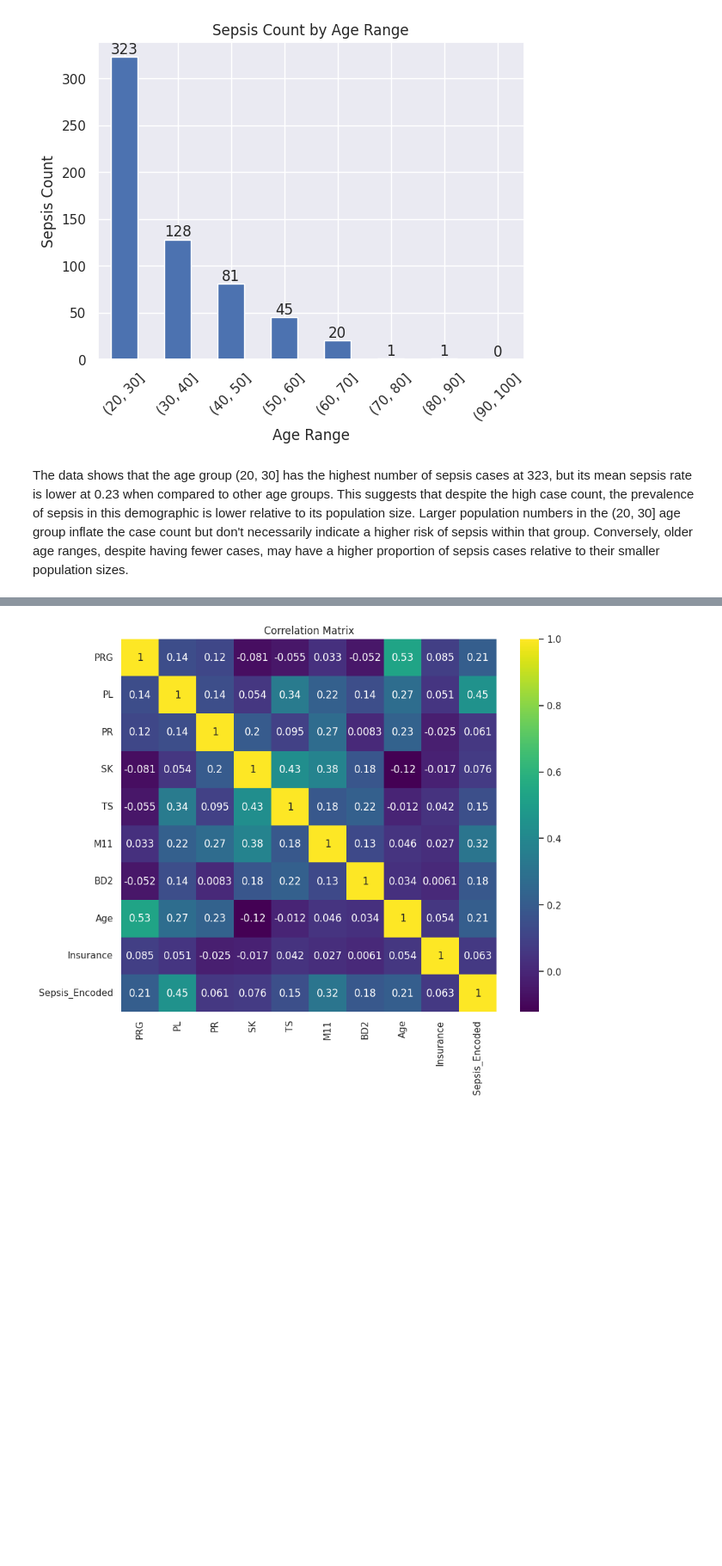
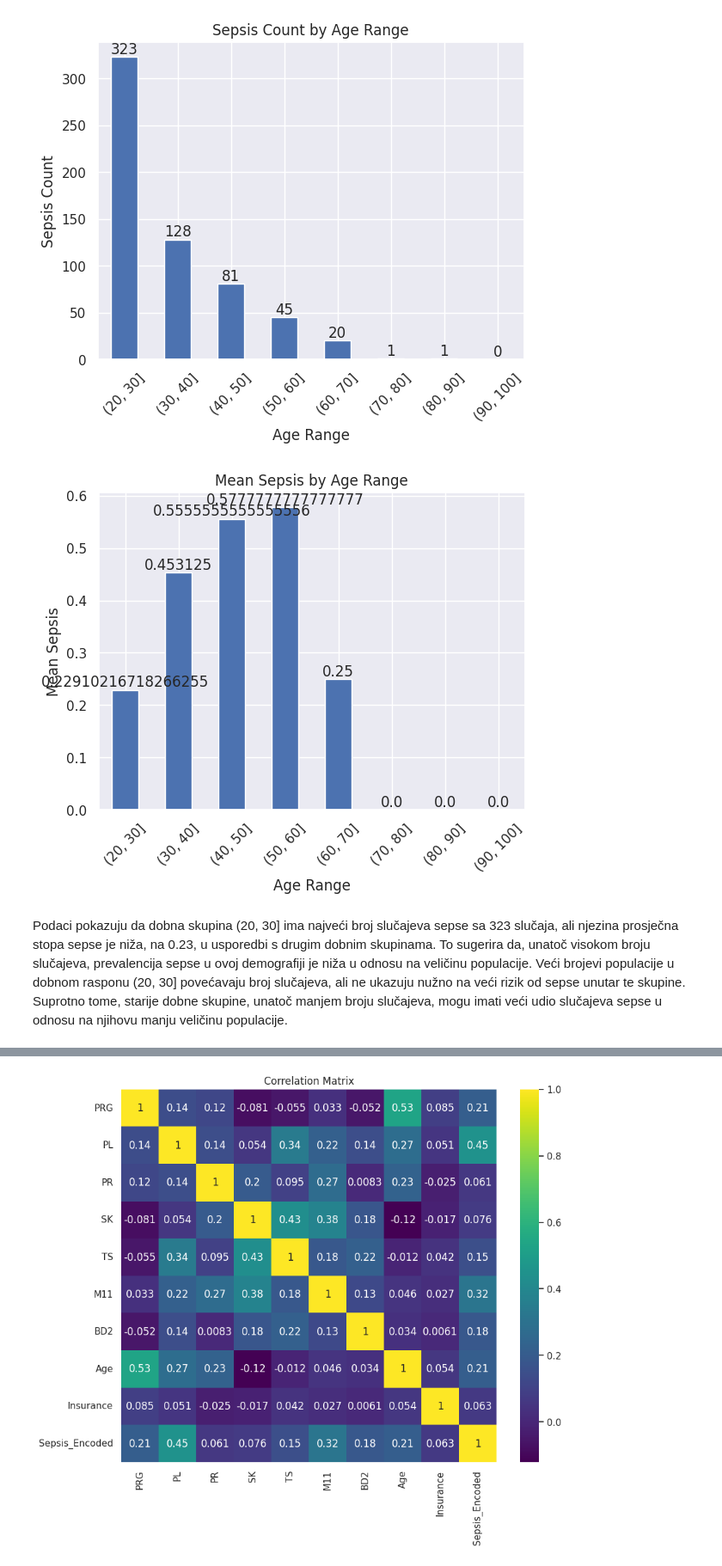
Before and after one commit to dsabljic/Sepsis-Classification, a Jupyter notebook: Sepsis Classification.ipynb, the cells around one changed output, grey strips where cells are left out. Shown at 86% size. Saved outputs shown, nothing was run; the diff lists cells and outputs as text; code cells hidden in the pictures; blank space fills up the shorter version.

```diff
--- a/Sepsis Classification.ipynb
+++ b/Sepsis Classification.ipynb
@@ -173,22 +181,0 @@ KDE plot analyses reveal varying distribution shapes and skewness across variabl
-# %%
-# Count plot for "Insurance"
-sns.countplot(data=df, x='Insurance')
-
-# Set labels
-plt.xlabel('Insurance')
-plt.ylabel('Count')
-
-# Set title
-plt.title('Distribution of Insurance')
-
-# Calculate percentage distribution
-total = len(df['Insurance'])
-percentages = df['Insurance'].value_counts(normalize=True) * 100
-
-# Add data labels and percentage annotations
-for p, percentage in zip(plt.gca().patches, percentages):
-    count = p.get_height()
-    percentage_label = f'{percentage:.1f}%'
-    plt.gca().annotate(f'{count}\n{percentage_label}', (p.get_x() + p.get_width() / 2, p.get_height()), ha='center', va='bottom')
-
-plt.show()
@@ -297,9 +275,8 @@ for var in categorical_vars:
 # %% [output]
 [figure]
 # %%
-df['Sepsis_Encoded'] = df['Sepssis'].map({'Negative': 0, 'Positive': 1})
+df['Sepsis_Encoded'] = df['Sepssis'].apply(lambda x: 1 if x == 'Positive' else 0)
 
-# Correlation coefficients
 numerical_vars = ['PRG', 'PL', 'PR', 'SK', 'TS', 'M11', 'BD2', 'Age', 'Insurance']
 correlations = df[numerical_vars + ['Sepsis_Encoded']].corr()
 
@@ -360,6 +337,18 @@ plt.show()
 # %% [output]
 The default of observed=False is deprecated and will be changed to True in a future version of pandas. Pass observed=False to retain current behavior or observed=True to adopt the future default and s ...
 [figure]
+# %%
+mean_sepsis_by_age = grouped_data['Sepsis_Encoded'].mean()
+
+ax = mean_sepsis_by_age.plot(kind='bar', xlabel='Age Range', ylabel='Mean Sepsis', title='Mean Sepsis by Age Range')
+plt.xticks(rotation=45)
+
+for p in ax.patches:
+    ax.annotate(f"{p.get_height()}", (p.get_x() + p.get_width() / 2, p.get_height()), ha='center', va='bottom')
+
+plt.show()
+# %% [output]
+[figure, added]
 # %% [markdown]
-The data shows that the age group (20, 30] has the highest number of sepsis cases at 323, but its mean sepsis rate is lower at 0.23 when compared to other age groups. This suggests that despite the high case count, the prevalence of sepsis in this demographic is lower relative to its population size. Larger population numbers in the (20, 30] age group inflate the case count but don't necessarily indicate a higher risk of sepsis within that group. Conversely, older age ranges, despite having fewer cases, may have a higher proportion of sepsis cases relative to their smaller population sizes.
+Podaci pokazuju da dobna skupina (20, 30] ima najveći broj slučajeva sepse sa 323 slučaja, ali njezina prosječna stopa sepse je niža, na 0.23, u usporedbi s drugim dobnim skupinama. To sugerira da, unatoč visokom broju slučajeva, prevalencija sepse u ovoj demografiji je niža u odnosu na veličinu populacije. Veći brojevi populacije u dobnom rasponu (20, 30] povećavaju broj slučajeva, ali ne ukazuju nužno na veći rizik od sepse unutar te skupine. Suprotno tome, starije dobne skupine, unatoč manjem broju slučajeva, mogu imati veći udio slučajeva sepse u odnosu na njihovu manju veličinu populacije.
 # %% [markdown]
```
Also changed, not shown: parts of 49 cells of this notebook.
